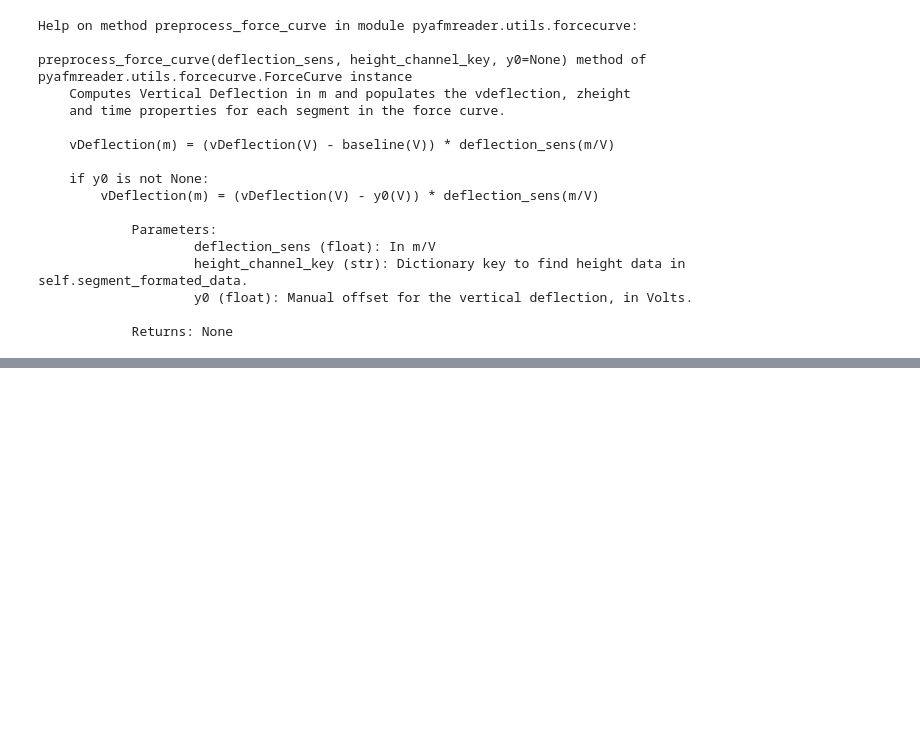
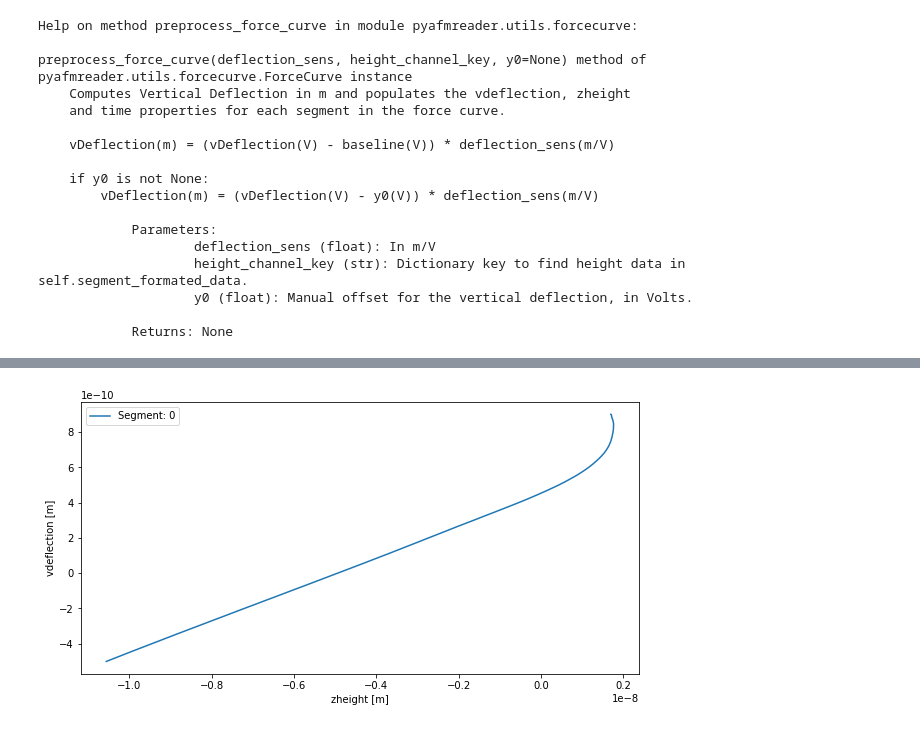
Before and after one commit to jlopezalo/PyFMReader, a Jupyter notebook: examples/BasicUsageExample.ipynb, the cells around one changed output, grey strips where cells are left out. Cells and saved outputs as stored; diff of their text form; code cells hidden in the pictures; blank space fills up the shorter version.

Commit message:
Corrected bug in segment get_force_vs_indentation

```diff
--- a/examples/BasicUsageExample.ipynb
+++ b/examples/BasicUsageExample.ipynb
@@ -131,15 +131,17 @@ plt.show()
 # %%
 # 7. Get Force vs Indentation curve
-poc = [5.0, 0.0] # in nm
+poc = [0.5 * 1e-8, 0.0] # in nm
 spring_k = metadata['spring_const_Nbym']
-FC.get_force_vs_indentation(poc, 'height')
+FC.get_force_vs_indentation(poc, spring_k)
 plt.figure(figsize=(10,5))
-for segid, segment in FC.get_segments():
-    plt.plot(segment.zheight, segment.vdeflection, label=f'Segment: {segid}')
-plt.xlabel('zheight [nm]')
-plt.ylabel('vdeflection [nm]')
+segid, segment = FC.get_segments()[0]
+plt.plot(segment.indentation, segment.force, label=f'Segment: {segid}')
+plt.xlabel('zheight [m]')
+plt.ylabel('vdeflection [m]')
 plt.legend()
 plt.show()
+# %% [output]
+[figure, added]
 # %%
 # 7. Get segment 0
 FC_segments = FC.get_segments()
```
Also changed, not shown: parts of 4 cells of this notebook, 1 other file.
